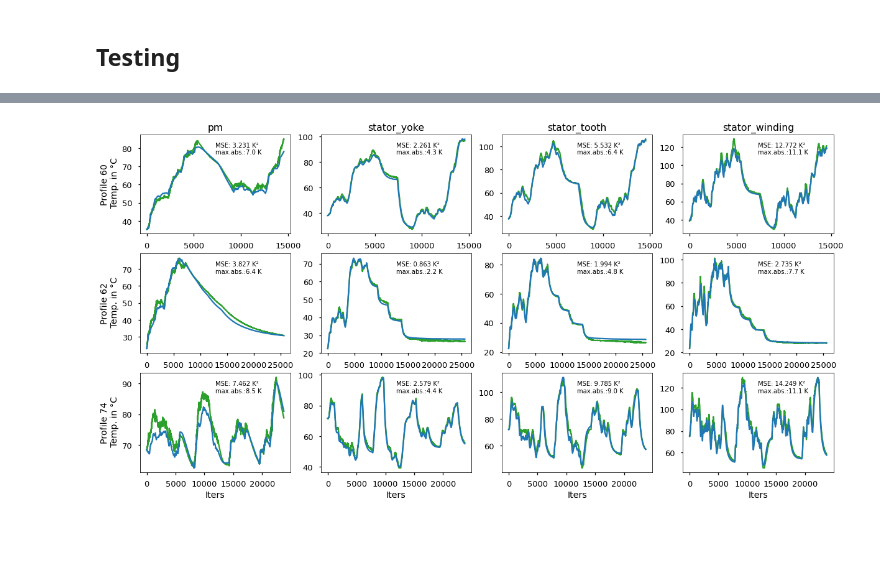
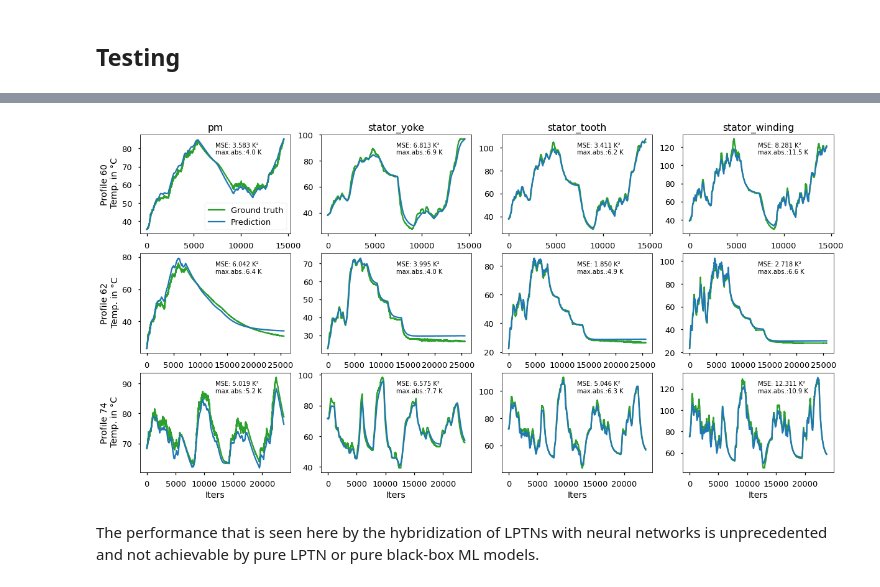
Before and after one commit to wkirgsn/thermal-nn, a Jupyter notebook: ThermalNeuralNetworks_torch.ipynb, the cells around one changed output, grey strips where cells are left out. Cells and saved outputs as stored; diff of their text form; code cells hidden in the pictures; blank space fills up the shorter version.

```diff
--- a/ThermalNeuralNetworks_torch.ipynb
+++ b/ThermalNeuralNetworks_torch.ipynb
@@ -26,7 +30,7 @@ from typing import List, Tuple
 # %% [markdown]
 ## Data setup
 # %%
-path_to_csv='data/input/measures_v2.csv'
+path_to_csv=Path().cwd()/ 'data' / 'input' / 'measures_v2.csv'
 data = pd.read_csv(path_to_csv)
 target_cols = ['pm', 'stator_yoke', 'stator_tooth', 'stator_winding']
 
@@ -70,9 +74,12 @@ test_tensor, test_sample_weights = generate_tensor(test_profiles)
 # %% [markdown]
 ## Model declaration
 # %%
-class RNNLayer(jit.ScriptModule):
+class RecursiveLayer(jit.ScriptModule):
+    """This class is a container for the computation logic in each step.
+    This layer could be used for any 'cell', also RNNs, LSTMs or GRUs."""
+
     def __init__(self, cell, *cell_args):
-        super(RNNLayer, self).__init__()
+        super().__init__()
         self.cell = cell(*cell_args)
 
     @jit.script_method
@@ -85,25 +92,30 @@ class RNNLayer(jit.ScriptModule):
         return torch.stack(outputs), state
 
 class TNNCell(jit.ScriptModule):
+    """The main TNN logic. Here, the sub-NNs are initialized as well as the constant learnable
+    thermal capacitances. The forward function houses the LPTN ODE discretized with the explicit Euler method"""
+
     def __init__(self):
         super().__init__()
         self.sample_time = 0.5  # in s
         self.output_size = len(target_cols)
         self.caps = TorchParam(torch.Tensor(self.output_size).to(device))
-        nn.init.normal_(self.caps, mean=-3, std=0.5)
+        nn.init.normal_(self.caps, mean=-9.2, std=0.5)  # hand-picked init mean, might be application-dependent
         n_temps = len(temperature_cols)
         n_conds = int(0.5 * n_temps * (n_temps - 1))
+        # conductance net sub-NN
         self.conductance_net = nn.Sequential(nn.Linear(len(input_cols), n_conds), nn.Sigmoid())
-        # populate adjacency matrix
+        # populate adjacency matrix. It is used for indexing the conductance sub-NN output
         self.adj_mat = np.zeros((n_temps, n_temps), dtype=int)
         adj_idx_arr = np.ones_like(self.adj_mat)
         triu_idx = np.triu_indices(n_temps, 1)
         adj_idx_arr = adj_idx_arr[triu_idx].ravel()
         self.adj_mat[triu_idx] = np.cumsum(adj_idx_arr) - 1
         self.adj_mat += self.adj_mat.T
-        self.adj_mat = torch.from_numpy(self.adj_mat)
+        self.adj_mat = torch.from_numpy(self.adj_mat[:self.output_size, :]) # crop
         self.n_temps = n_temps
 
+        # power loss sub-NN
         self.ploss = nn.Sequential(nn.Linear(len(input_cols), 16),
                                     nn.Tanh(),
                                     nn.Linear(16, self.output_size),
@@ -112,24 +124,19 @@ class TNNCell(jit.ScriptModule):
         self.temp_idcs = [i for i, x in enumerate(input_cols) if x in temperature_cols]
         self.nontemp_idcs = [i for i, x in enumerate(input_cols) if x not in temperature_cols + ['profile_id']]
 
-        # optimized indexing (faster computation)
-        self.temps_indexer = np.array([j for i in range(self.output_size) for j in range(n_temps) if j != i ]).reshape(-1, n_temps-1)
-        self.adj_mat_indexed = self.adj_mat[np.repeat(np.arange(self.output_size), n_temps-1), self.temps_indexer.ravel()].reshape(self.output_size, -1).tolist()
-        self.temps_indexer = self.temps_indexer.tolist()
-
     @jit.script_method
     def forward(self, inp: Tensor, hidden: Tensor) -> Tuple[Tensor, Tensor]:
         prev_out = hidden
         temps = torch.cat([prev_out, inp[:, self.temp_idcs]], dim=1)
-        conducts = self.conductance_net(inp)
+        conducts = torch.abs(self.conductance_net(inp))
         power_loss = torch.abs(self.ploss(inp))
-        temp_diffs = torch.sum((temps[:, self.temps_indexer] - prev_out.unsqueeze(-1)) * conducts[:, self.adj_mat_indexed], dim=-1)
-        out = prev_out + self.sample_time * (10**self.caps) * (temp_diffs + power_loss)
+        temp_diffs = torch.sum((temps.unsqueeze(1) - prev_out.unsqueeze(-1)) * conducts[:, self.adj_mat], dim=-1)
+        out = prev_out + self.sample_time * torch.exp(self.caps) * (temp_diffs + power_loss)
         return prev_out, torch.clip(out, -1, 5)
 # %% [markdown]
 ## Training
 # %%
-model = RNNLayer(TNNCell).to(device)
+model = RecursiveLayer(TNNCell).to(device)
 loss_func = nn.MSELoss(reduction="none")
 opt = optim.Adam(model.parameters(), lr=1e-3)
 n_epochs = 100
@@ -156,24 +172,24 @@ with tqdm(desc="Training", total=n_epochs) as pbar:
 # %%
-with torch.no_grad():
-    pred, hidden = model(test_tensor[:, :, :len(input_cols)], test_tensor[0, :,  -len(target_cols):])
-    pred = pred.cpu().detach().numpy() * 100  # denormalize
-
 fig, axes = plt.subplots(len(test_profiles), len(target_cols), figsize=(20, 10))
 for i, (pid, y_test) in enumerate(data.loc[data.profile_id.isin(test_profiles), target_cols + ['profile_id']].groupby('profile_id')):
     y_test *= 100
     profile_pred = pred[:len(y_test), i, :]
     for j, col in enumerate(target_cols):
         ax = axes[i, j]
-        ax.plot(y_test.loc[:, col].reset_index(drop=True), color='tab:green')
-        ax.plot(profile_pred[:, j], color='tab:blue')
+        ax.plot(y_test.loc[:, col].reset_index(drop=True), color='tab:green', label='Ground truth')
+        ax.plot(profile_pred[:, j], color='tab:blue', label='Prediction')
         ax.text(x=0.5, y=0.8,
                 s=f'MSE: {((profile_pred[:, j] - y_test.loc[:, col])**2).sum() / len(profile_pred):.3f} K²\nmax.abs.:{(profile_pred[:, j]-y_test.loc[:, col]).abs().max():.1f} K',
                 transform=ax.transAxes)
         if j == 0:
             ax.set_ylabel(f'Profile {pid}\n Temp. in °C')
+            if i == 0:
+                ax.legend()
         if i == len(test_profiles) - 1:
             ax.set_xlabel(f'Iters')
         elif i == 0:
             ax.set_title(col)
 # %% [output]
-[figure, old version]
+[figure, new version]
+# %% [markdown]
+The performance that is seen here by the hybridization of LPTNs with neural networks is unprecedented and not achievable by pure LPTN or pure black-box ML models.
```
Also changed, not shown: parts of 3 cells of this notebook, 1 other file.
